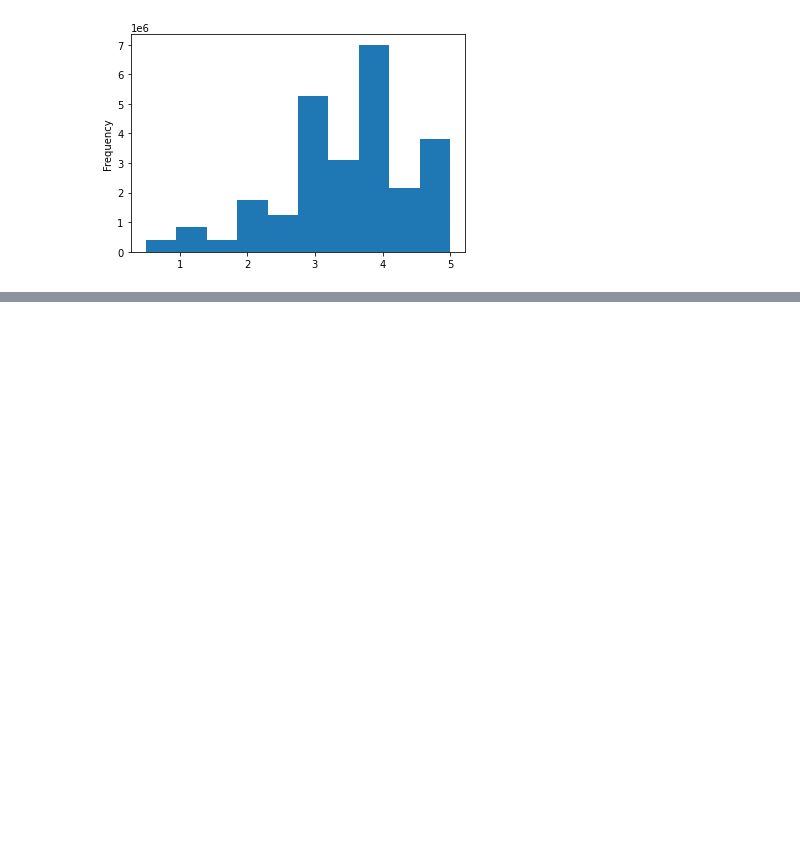
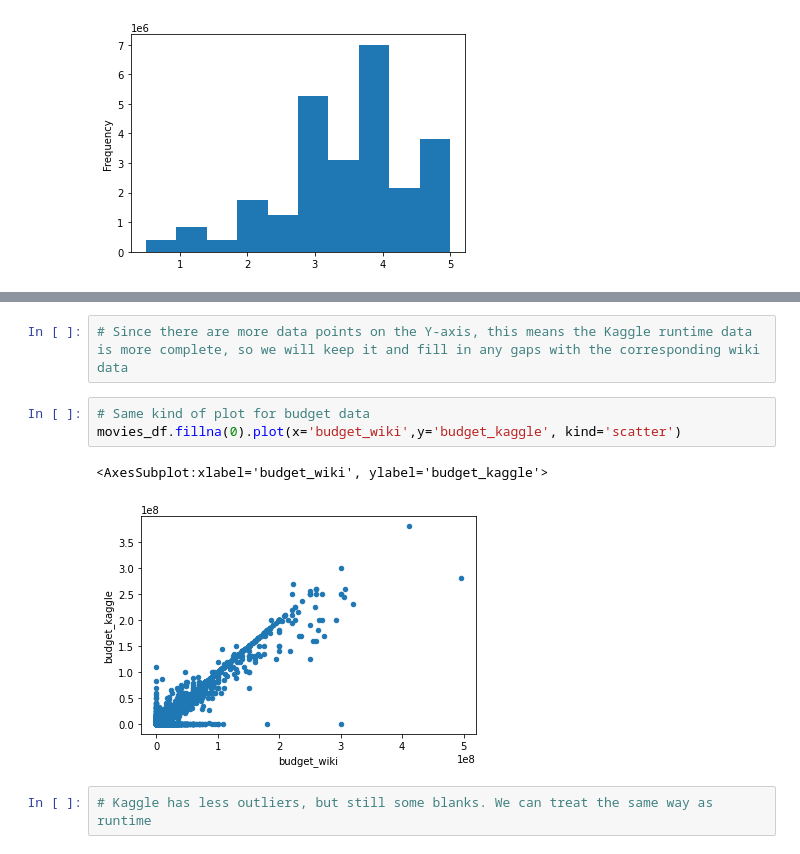
Before and after one commit to XZandermarsh/Movies-ETL, a Jupyter notebook: etl_movies.ipynb, the cells around one changed output, grey strips where cells are left out. Drawn from its saved outputs; the diff is of its cells as text; blank space fills up the shorter version.

```diff
--- a/etl_movies.ipynb
+++ b/etl_movies.ipynb
@@ -563,0 +639,10 @@ Name: rating, dtype: float64
+# %%
+# Since there are more data points on the Y-axis, this means the Kaggle runtime data is more complete, so we will keep it and fill in any gaps with the corresponding wiki data
+# %%
+# Same kind of plot for budget data
+movies_df.fillna(0).plot(x='budget_wiki',y='budget_kaggle', kind='scatter')
+# %% [output]
+<AxesSubplot:xlabel='budget_wiki', ylabel='budget_kaggle'>
+[figure, added]
+# %%
+# Kaggle has less outliers, but still some blanks. We can treat the same way as runtime
```
Also changed, not shown: parts of 29 cells of this notebook.
